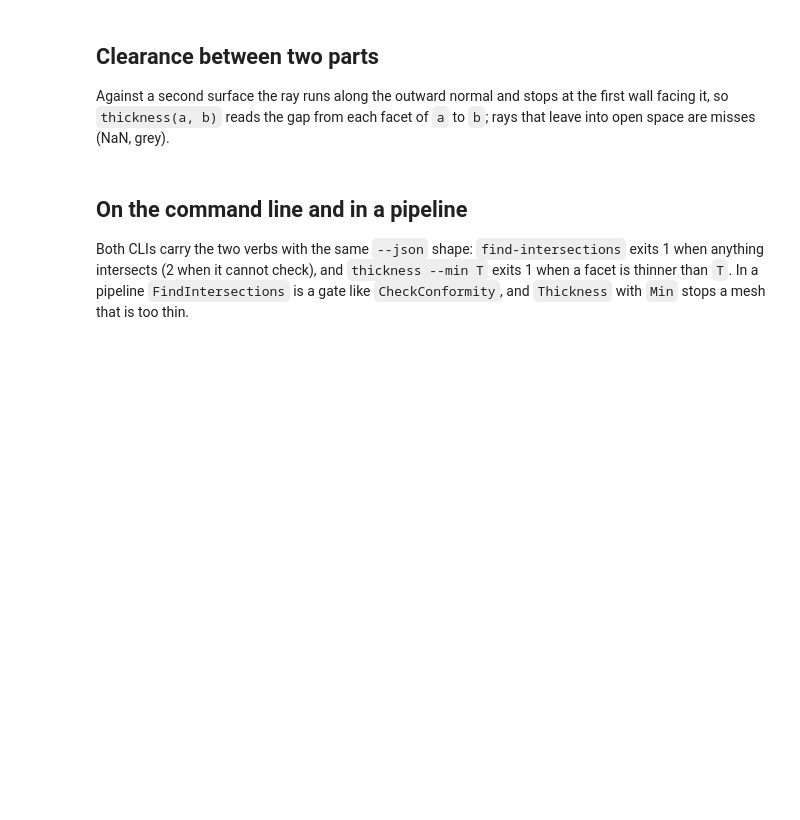
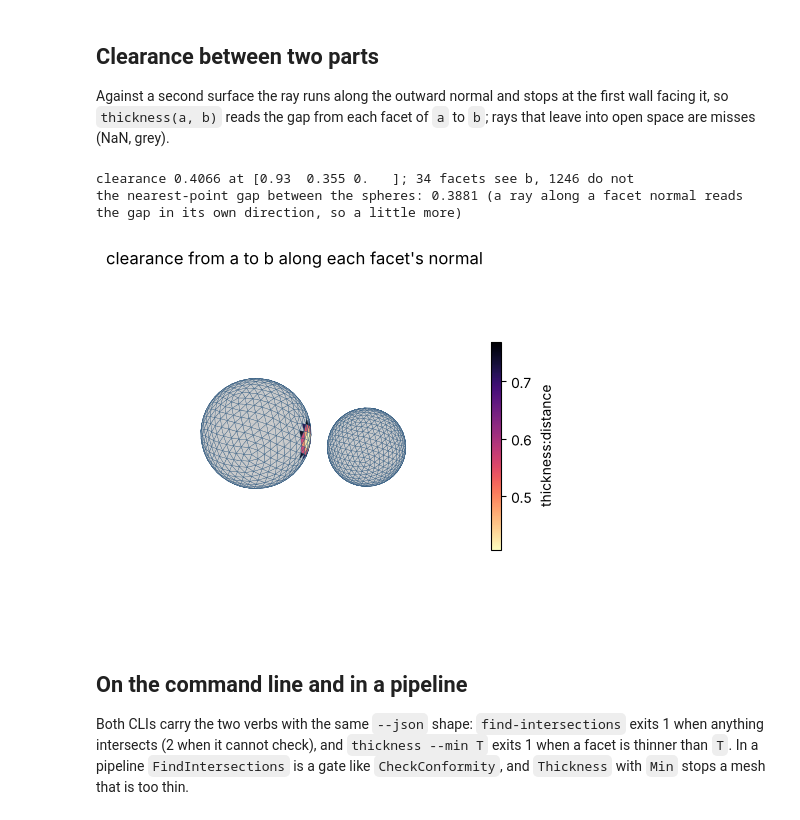
Before and after one commit to loumalouomega/meshioplusplus, a Jupyter notebook: example/python/47_intersections_thickness.ipynb, the cells around one changed output. Cells and saved outputs as stored; diff of their text form; code cells hidden in the pictures; blank space fills up the shorter version.

```diff
--- a/example/python/47_intersections_thickness.ipynb
+++ b/example/python/47_intersections_thickness.ipynb
@@ -210,10 +227,15 @@ Against a second surface the ray runs along the outward normal and stops at the
 # %%
 a = mp.icosa_sphere(1.0, 3)
 b = mp.icosa_sphere(0.7, 3, center=(2.0, 0.6, 0.0))
 gap_mesh, gap = mp.thickness(a, b, return_report=True)
 print(f"clearance {gap['min']:.4f} at {np.round(gap['min_point'], 3)}; {gap['num_hit']} facets see b, {gap['num_missed']} do not")
-print('the exact sphere-to-sphere gap:', round(np.hypot(2.0, 0.6) - 1.7, 4))
+print('the nearest-point gap between the spheres:', round(np.hypot(2.0, 0.6) - 1.7, 4),
+      '(a ray along a facet normal reads the gap in its own direction, so a little more)')
 render([gap_mesh, b], 'clearance from a to b along each facet\'s normal', scalars='thickness:distance', cmap='magma_r')
+# %% [output]
+clearance 0.4066 at [0.93  0.355 0.   ]; 34 facets see b, 1246 do not
+the nearest-point gap between the spheres: 0.3881 (a ray along a facet normal reads the gap in its own direction, so a little more)
+[figure, added]
 # %% [markdown]
 ## On the command line and in a pipeline
 
```
Also changed, not shown: parts of 6 cells of this notebook.
